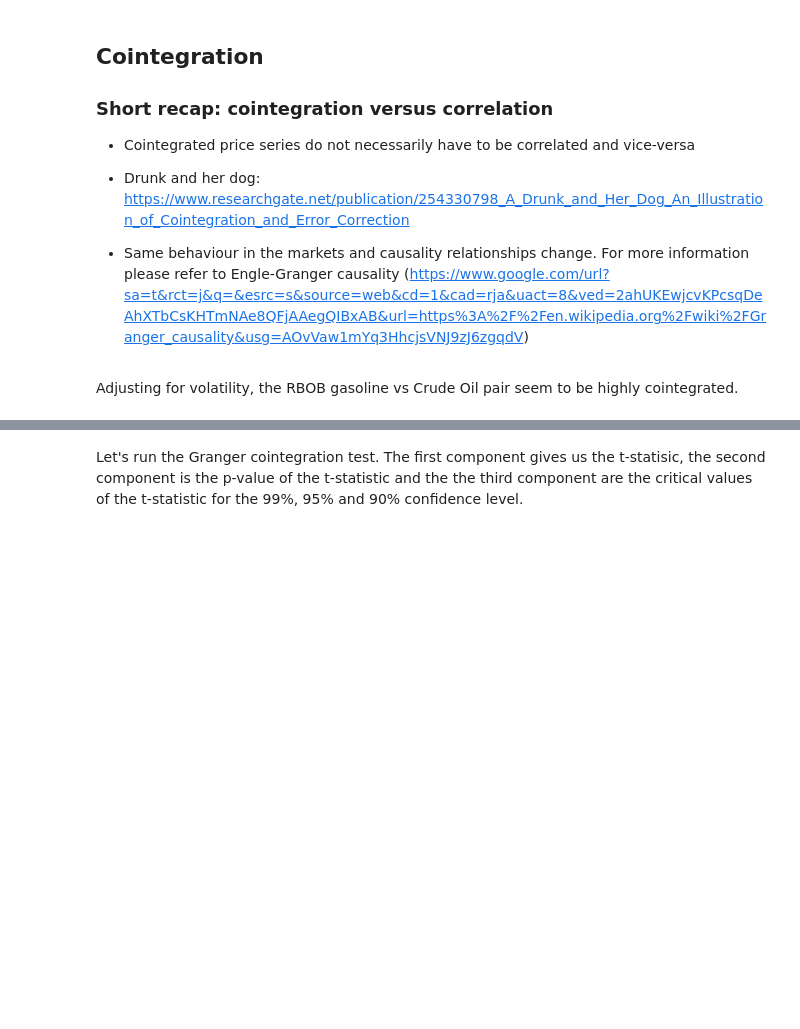
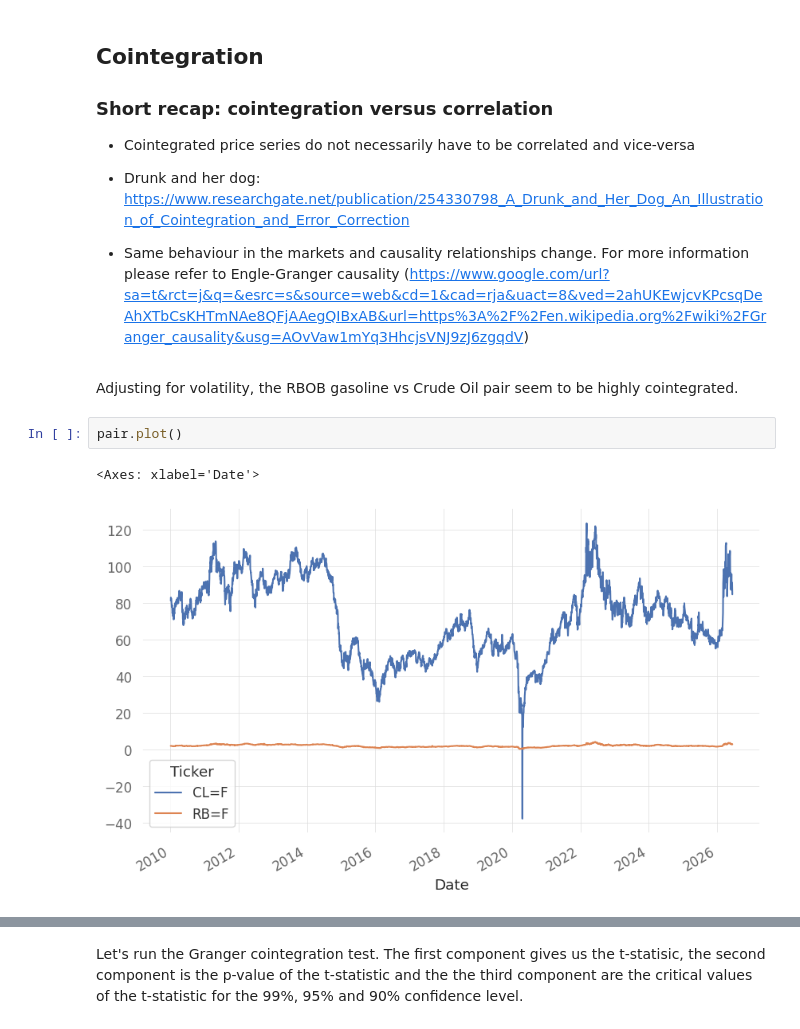
Before and after one commit to aurabinda/aurabinda, a Jupyter notebook: PCA_3.ipynb, the cells around one changed output, grey strips where cells are left out. Cells and saved outputs as stored; diff of their text form; blank space fills up the shorter version.

```diff
--- a/PCA_3.ipynb
+++ b/PCA_3.ipynb
@@ -287,5 +294,10 @@ plt.ylabel('second component');
 - Same behaviour in the markets and causality relationships change. For more information please refer to Engle-Granger causality (https://www.google.com/url?sa=t&rct=j&q=&esrc=s&source=web&cd=1&cad=rja&uact=8&ved=2ahUKEwjcvKPcsqDeAhXTbCsKHTmNAe8QFjAAegQIBxAB&url=https%3A%2F%2Fen.wikipedia.org%2Fwiki%2FGranger_causality&usg=AOvVaw1mYq3HhcjsVNJ9zJ6zgqdV)
 # %% [markdown]
 Adjusting for volatility, the RBOB gasoline vs Crude Oil pair seem to be highly cointegrated.
+# %%
+pair.plot()
+# %% [output]
+<Axes: xlabel='Date'>
+[figure, added]
 # %%
 ((pair-pair.mean())/pair.std()).plot()
```
Also changed, not shown: parts of 12 cells of this notebook.
